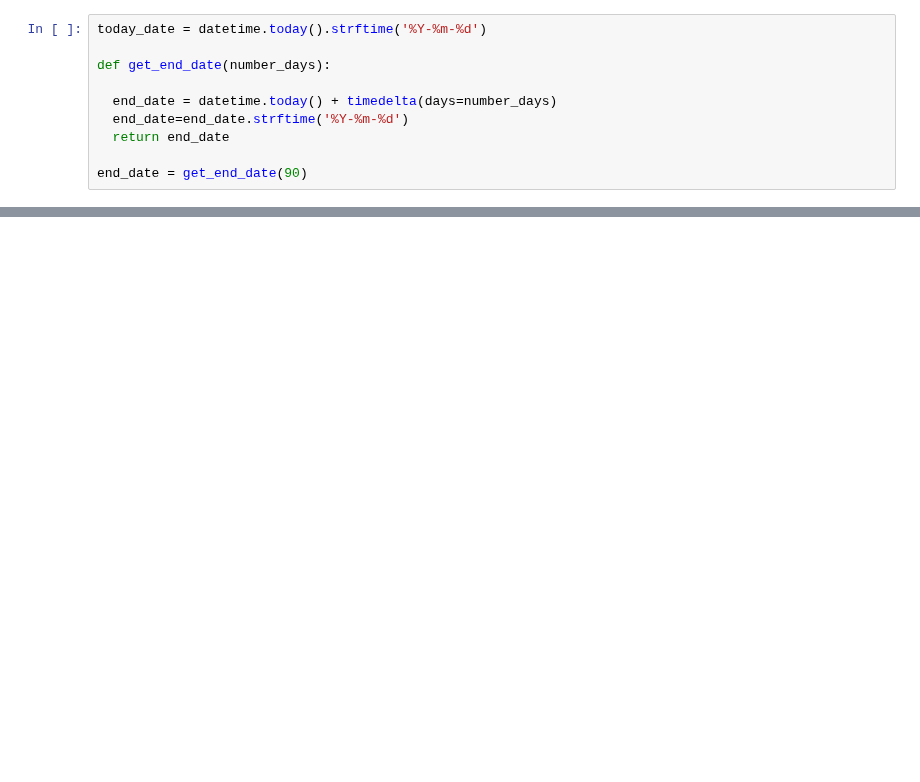
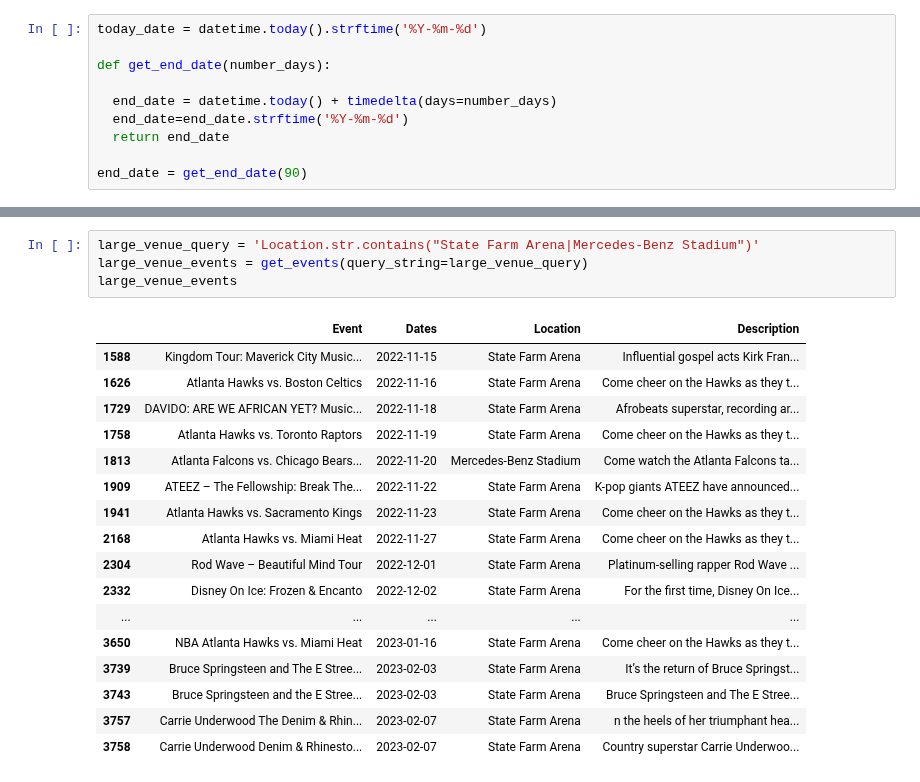
Before and after one commit to JADukeAIPI/AIPIProject, a Jupyter notebook: WebScrapingAtlantaEvents.ipynb, the cells around one changed output, grey strips where cells are left out. Saved outputs shown, nothing was run; the diff lists cells and outputs as text; blank space fills up the shorter version.

```diff
--- a/WebScrapingAtlantaEvents.ipynb
+++ b/WebScrapingAtlantaEvents.ipynb
@@ -100,0 +95,22 @@ events_data_df
+# %%
+large_venue_query = 'Location.str.contains("State Farm Arena|Mercedes-Benz Stadium")'
+large_venue_events = get_events(query_string=large_venue_query)
+large_venue_events
+# %% [output]
+|  | Event | Dates | Location | Description |
+| 1588 | Kingdom Tour: Maverick City Music... | 2022-11-15 | State Farm Arena | Influential gospel acts Kirk Fran... |
+| 1626 | Atlanta Hawks vs. Boston Celtics | 2022-11-16 | State Farm Arena | Come cheer on the Hawks as they t... |
+| 1729 | DAVIDO: ARE WE AFRICAN YET? Music... | 2022-11-18 | State Farm Arena | Afrobeats superstar, recording ar... |
+| 1758 | Atlanta Hawks vs. Toronto Raptors | 2022-11-19 | State Farm Arena | Come cheer on the Hawks as they t... |
+| 1813 | Atlanta Falcons vs. Chicago Bears... | 2022-11-20 | Mercedes-Benz Stadium | Come watch the Atlanta Falcons ta... |
+| 1909 | ATEEZ – The Fellowship: Break The... | 2022-11-22 | State Farm Arena | K-pop giants ATEEZ have announced... |
+| 1941 | Atlanta Hawks vs. Sacramento Kings | 2022-11-23 | State Farm Arena | Come cheer on the Hawks as they t... |
+| 2168 | Atlanta Hawks vs. Miami Heat | 2022-11-27 | State Farm Arena | Come cheer on the Hawks as they t... |
+| 2304 | Rod Wave – Beautiful Mind Tour | 2022-12-01 | State Farm Arena | Platinum-selling rapper Rod Wave ... |
+| 2332 | Disney On Ice: Frozen & Encanto | 2022-12-02 | State Farm Arena | For the first time, Disney On Ice... |
+| ... | ... | ... | ... | ... |
+| 3650 | NBA Atlanta Hawks vs. Miami Heat | 2023-01-16 | State Farm Arena | Come cheer on the Hawks as they t... |
+| 3739 | Bruce Springsteen and The E Stree... | 2023-02-03 | State Farm Arena | It’s the return of Bruce Springst... |
+| 3743 | Bruce Springsteen and the E Stree... | 2023-02-03 | State Farm Arena | Bruce Springsteen and The E Stree... |
+| 3757 | Carrie Underwood The Denim & Rhin... | 2023-02-07 | State Farm Arena | n the heels of her triumphant hea... |
+| 3758 | Carrie Underwood Denim & Rhinesto... | 2023-02-07 | State Farm Arena | Country superstar Carrie Underwoo... |
```
Also changed, not shown: parts of 5 cells of this notebook.
